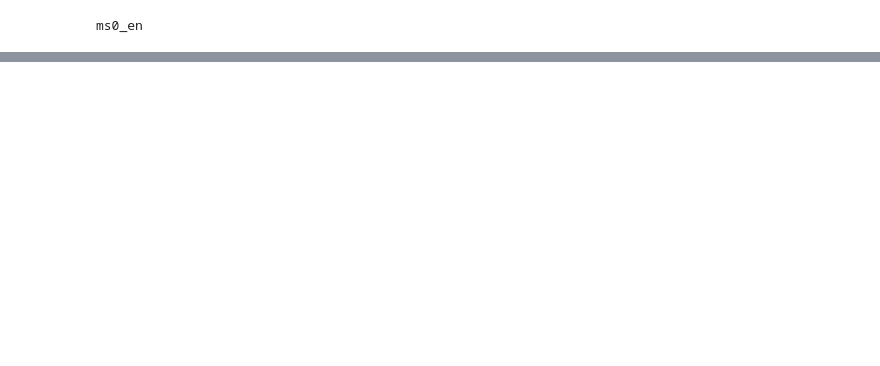
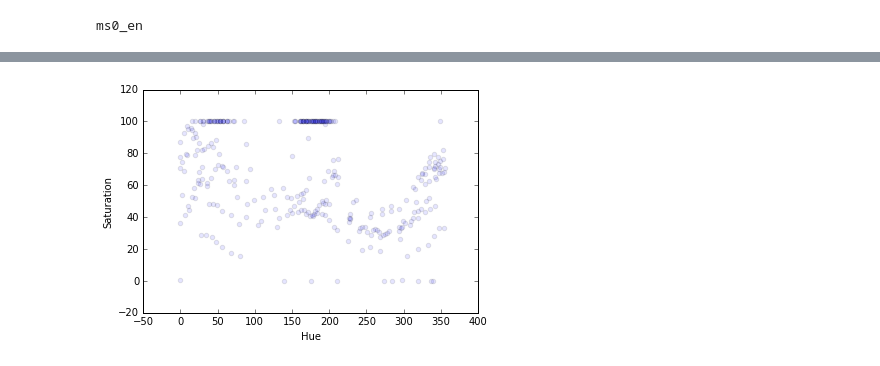
Before and after one commit to futurulus/coop-nets, a Jupyter notebook: behavioralAnalysis/multilingual.ipynb, the cells around one changed output, grey strips where cells are left out. Saved outputs shown, nothing was run; the diff lists cells and outputs as text; code cells hidden in the pictures; blank space fills up the shorter version.

```diff
--- a/behavioralAnalysis/multilingual.ipynb
+++ b/behavioralAnalysis/multilingual.ipynb
@@ -474,0 +1236,17 @@ Predict batch 0 of 1, Predict batch 29 of 29 (~100% done, ETA Fri Oct 13 14:35:4
+# %%
+def hsl_to_hsv(hi, si, li):
+    hf, sf, lf = hi / 360., si / 100., li / 100.
+    ho, so, vo = colorsys.rgb_to_hsv(*colorsys.hls_to_rgb(hf, lf, sf))
+    if so == 0.0 or vo == 0.0:
+        ho = random.random()
+    if vo == 0.0:
+        so = random.random()
+    return ho * 360., so * 100., vo * 100.
+
+
+def remove_lightness(h, s, v):
+    h, s, _ = hsv_to_hsl(h, s, v)
+    return hsl_to_hsv(h, s, 50.)
+
+
+remove_lightness(145., 0., 90.)
@@ -474,0 +1255,3 @@ Predict batch 0 of 1, Predict batch 29 of 29 (~100% done, ETA Fri Oct 13 14:35:4
+# %%
+wcs_light = wcs_mapping
+wcs_mapping = {k: remove_lightness(*v) for k, v in wcs_mapping.iteritems()}
@@ -474,0 +1283,7 @@ Predict batch 0 of 1, Predict batch 29 of 29 (~100% done, ETA Fri Oct 13 14:35:4
+# %%
+plt.scatter(wcs_colors_hsl[:, 0], wcs_colors_hsl[:, 1], alpha=0.1)
+plt.xlabel('Hue')
+plt.ylabel('Saturation')
+plt.show()
+# %% [output]
+[figure, added]
```
Also changed, not shown: parts of 86 cells of this notebook.
